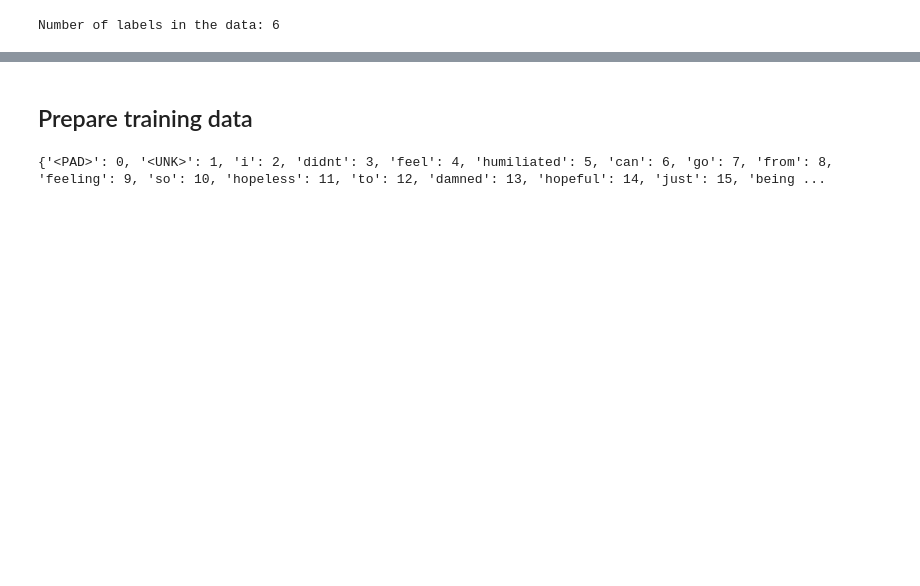
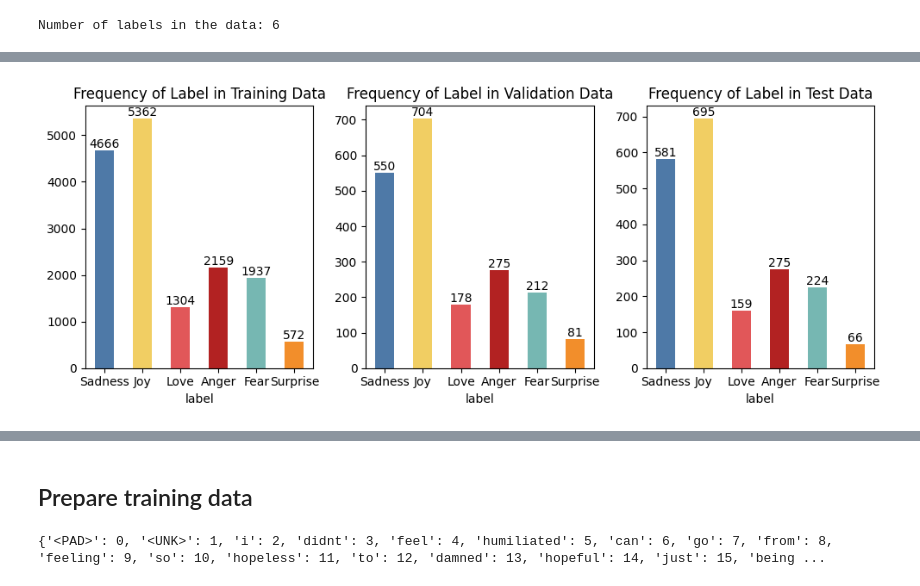
Before and after one commit to minhduongts13/DL_Web, a Jupyter notebook: Notebooks/text_models.ipynb, the cells around one changed output, grey strips where cells are left out. Cells and saved outputs as stored; diff of their text form; code cells hidden in the pictures; blank space fills up the shorter version.

```diff
--- a/Notebooks/text_models.ipynb
+++ b/Notebooks/text_models.ipynb
@@ -11,4 +11,5 @@ def get_data(directory="data", filename=""):
     return pd.read_csv(file_path)
 # %%
 raw_training_data = get_data(filename="training.csv")
-raw_training_data.head()
+raw_validation_data = get_data(filename="validation.csv")
+raw_test_data = get_data(filename="test.csv")
@@ -45,13 +47,3 @@ idx_to_label = {
     4: "Fear",
     5: "Surprise"
 }
-# %%
-label_frequency = raw_training_data["label"].value_counts().sort_index().rename(index=idx_to_label)
-ax = label_frequency.plot(kind='bar',
-                          rot=0,
-                          figsize=(10, 5),
-                          title="Frequency of Label")
-for i, v in enumerate(label_frequency.values):
-    ax.text(i, v, str(v), ha='center', va='bottom')
-
-plt.show()
@@ -83,0 +83,43 @@ plt.show()
+# %%
+def plot_class_frequency(data, type=""):
+    raw = data["label"].value_counts().sort_index().rename(index=idx_to_label)
+    return raw
+
+
+raw_training_label = plot_class_frequency(raw_training_data)
+raw_validation_label = plot_class_frequency(raw_validation_data)
+raw_test_label = plot_class_frequency(raw_test_data)
+
+fig, axes = plt.subplots(1, 3, figsize=(10, 4))
+
+# First subplot
+raw_training_label.plot(kind='bar',
+                        ax=axes[0],
+                        rot=0,
+                        color = ['#4E79A7', '#F1CE63', '#E15759', '#B22222', '#76B7B2', '#F28E2B'],
+                        title=f"Frequency of Label in Training Data")
+for i, v in enumerate(raw_training_label.values):
+    axes[0].text(i, v, str(v), ha='center', va='bottom')
+
+
+raw_validation_label.plot(kind='bar',
+                        ax=axes[1],
+                        rot=0,
+                        color = ['#4E79A7', '#F1CE63', '#E15759', '#B22222', '#76B7B2', '#F28E2B'],
+                        title=f"Frequency of Label in Validation Data")
+for i, v in enumerate(raw_validation_label.values):
+    axes[1].text(i, v, str(v), ha='center', va='bottom')
+
+raw_test_label.plot(kind='bar',
+                    ax=axes[2],
+                    rot=0,
+                    color = ['#4E79A7', '#F1CE63', '#E15759', '#B22222', '#76B7B2', '#F28E2B'],
+                    title=f"Frequency of Label in Test Data")
+for i, v in enumerate(raw_test_label.values):
+    axes[2].text(i, v, str(v), ha='center', va='bottom')
+
+
+plt.tight_layout()
+plt.show()
+# %% [output]
+[figure, added]
```
Also changed, not shown: parts of 96 cells of this notebook.
